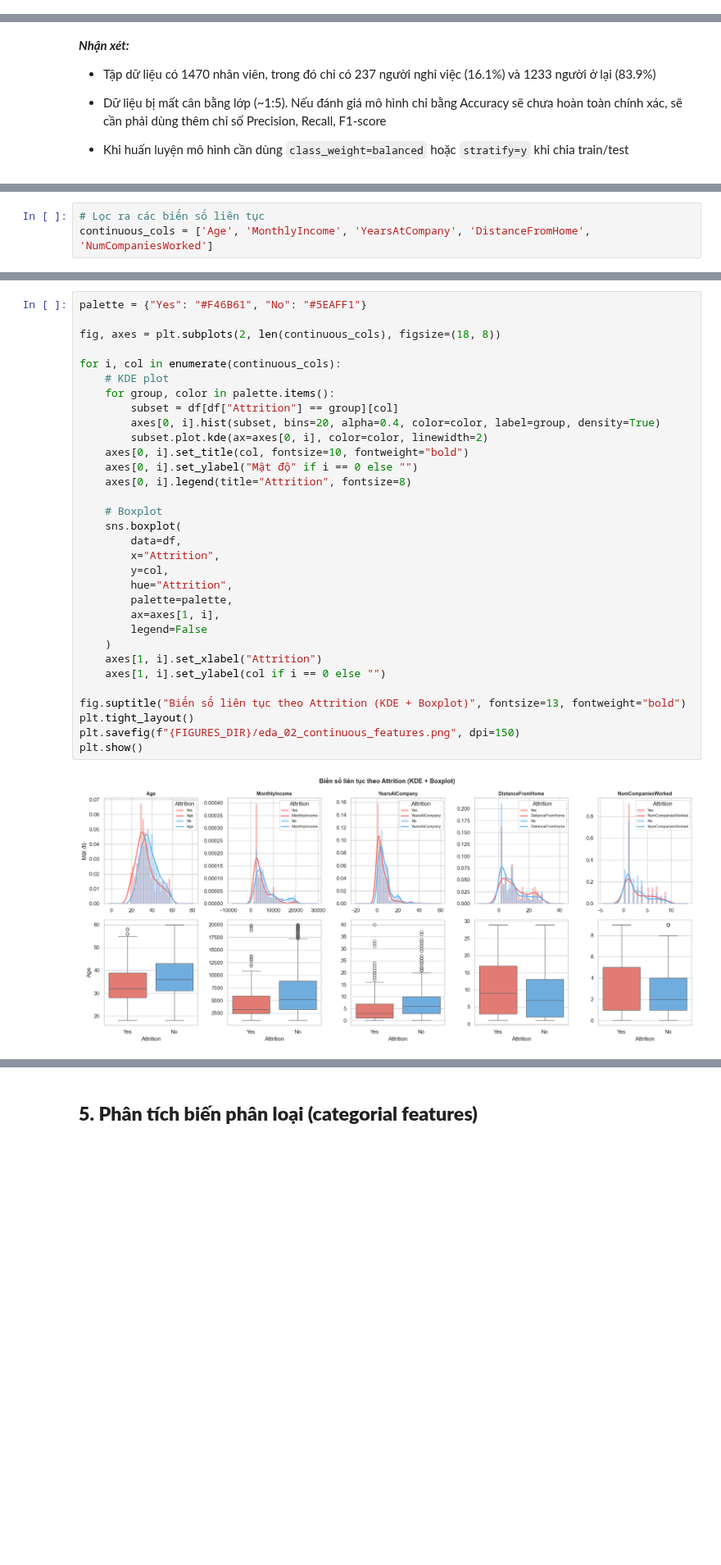
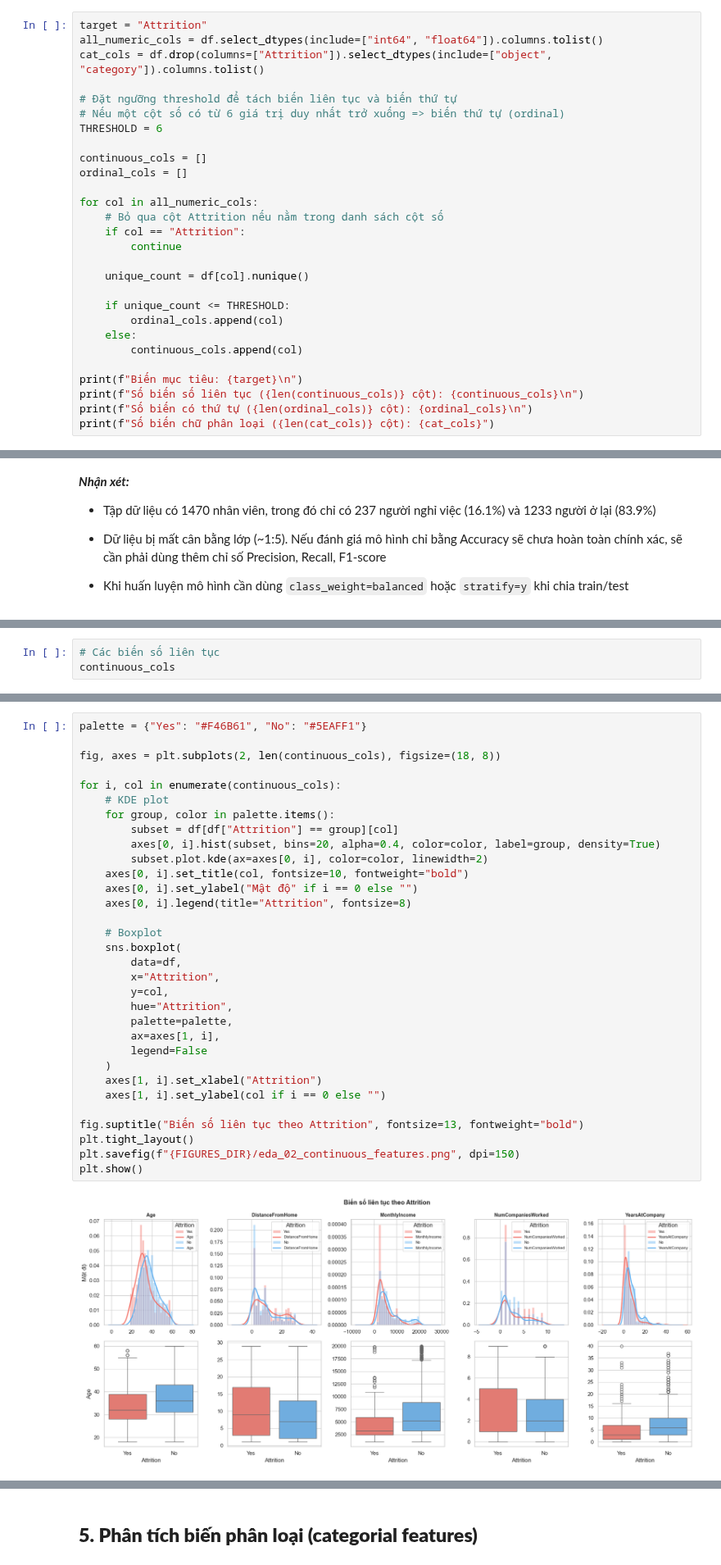
Before and after one commit to diemquynh-16/employee-attrition-prediction, a Jupyter notebook: notebooks/00_eda.ipynb, the cells around one changed output, grey strips where cells are left out. Shown at 82% size. Cells and saved outputs as stored; diff of their text form; blank space fills up the shorter version.

```diff
--- a/notebooks/00_eda.ipynb
+++ b/notebooks/00_eda.ipynb
@@ -152,0 +155,28 @@ df.describe().T
+# %%
+target = "Attrition"
+all_numeric_cols = df.select_dtypes(include=["int64", "float64"]).columns.tolist()
+cat_cols = df.drop(columns=["Attrition"]).select_dtypes(include=["object", "category"]).columns.tolist()
+
+# Đặt ngưỡng threshold để tách biến liên tục và biến thứ tự
+# Nếu một cột số có từ 6 giá trị duy nhất trở xuống => biến thứ tự (ordinal)
+THRESHOLD = 6
+
+continuous_cols = []
+ordinal_cols = []
+
+for col in all_numeric_cols:
+    # Bỏ qua cột Attrition nếu nằm trong danh sách cột số
+    if col == "Attrition":
+        continue
+
+    unique_count = df[col].nunique()
+
+    if unique_count <= THRESHOLD:
+        ordinal_cols.append(col)
+    else:
+        continuous_cols.append(col)
+
+print(f"Biến mục tiêu: {target}\n")
+print(f"Số biến số liên tục ({len(continuous_cols)} cột): {continuous_cols}\n")
+print(f"Số biến có thứ tự ({len(ordinal_cols)} cột): {ordinal_cols}\n")
+print(f"Số biến chữ phân loại ({len(cat_cols)} cột): {cat_cols}")
@@ -193,3 +233,3 @@ plt.show()
 # %%
-# Lọc ra các biến số liên tục
-continuous_cols = ['Age', 'MonthlyIncome', 'YearsAtCompany', 'DistanceFromHome', 'NumCompaniesWorked']
+# Các biến số liên tục
+continuous_cols
@@ -198,35 +244,35 @@ palette = {"Yes": "#F46B61", "No": "#5EAFF1"}
 
 fig, axes = plt.subplots(2, len(continuous_cols), figsize=(18, 8))
 
 for i, col in enumerate(continuous_cols):
     # KDE plot
     for group, color in palette.items():
         subset = df[df["Attrition"] == group][col]
         axes[0, i].hist(subset, bins=20, alpha=0.4, color=color, label=group, density=True)
         subset.plot.kde(ax=axes[0, i], color=color, linewidth=2)
     axes[0, i].set_title(col, fontsize=10, fontweight="bold")
     axes[0, i].set_ylabel("Mật độ" if i == 0 else "")
     axes[0, i].legend(title="Attrition", fontsize=8)
 
     # Boxplot
     sns.boxplot(
         data=df,
         x="Attrition",
         y=col,
         hue="Attrition",
         palette=palette,
         ax=axes[1, i],
         legend=False
     )
     axes[1, i].set_xlabel("Attrition")
     axes[1, i].set_ylabel(col if i == 0 else "")
 
-fig.suptitle("Biến số liên tục theo Attrition (KDE + Boxplot)", fontsize=13, fontweight="bold")
+fig.suptitle("Biến số liên tục theo Attrition", fontsize=13, fontweight="bold")
 plt.tight_layout()
 plt.savefig(f"{FIGURES_DIR}/eda_02_continuous_features.png", dpi=150)
 plt.show()
 # %% [output]
-[figure, old version]
+[figure, new version]
 # %% [markdown]
 ***Nhận xét:***
 - Age: Nhân viên nghỉ việc (`Yes`) có xu hướng trẻ hơn, phân bố lệch về nhóm 25-35 tuổi
```
Also changed, not shown: parts of 19 cells of this notebook, 7 other files.
